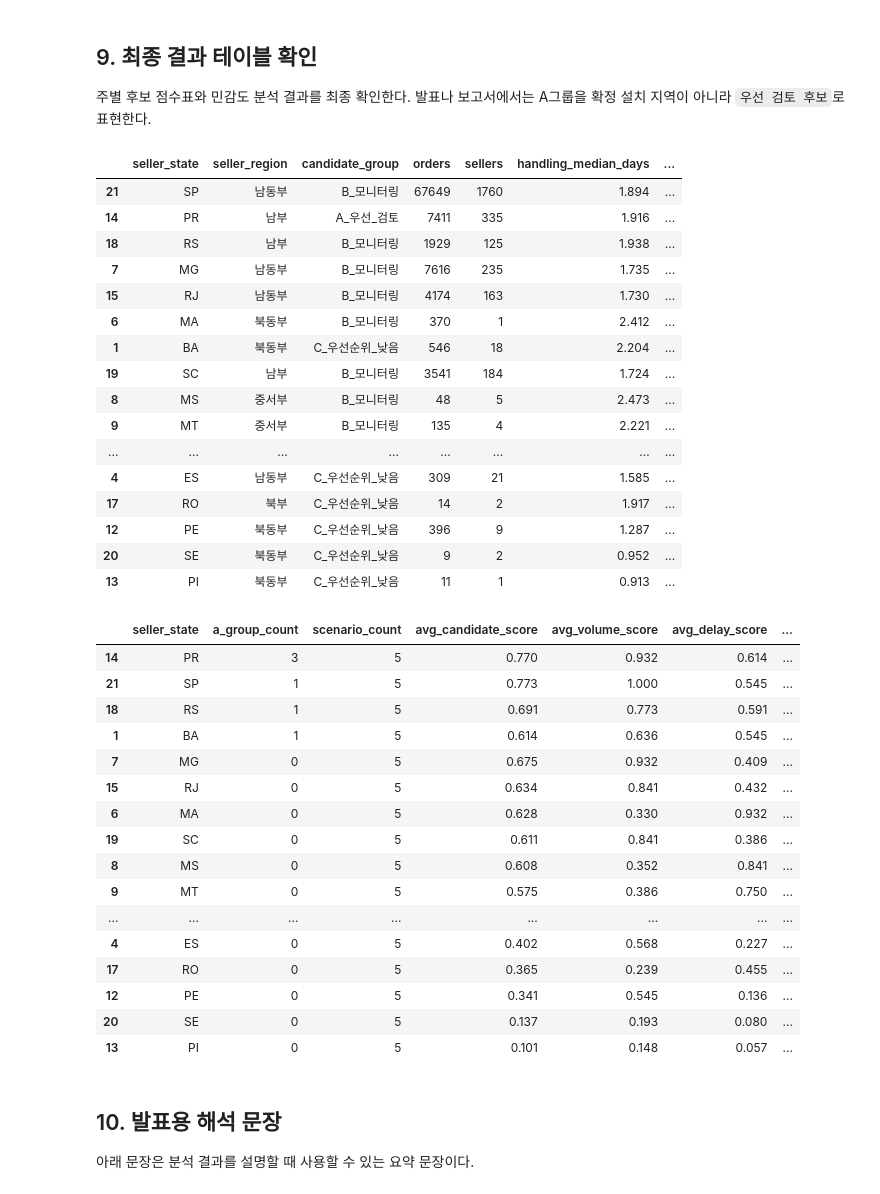
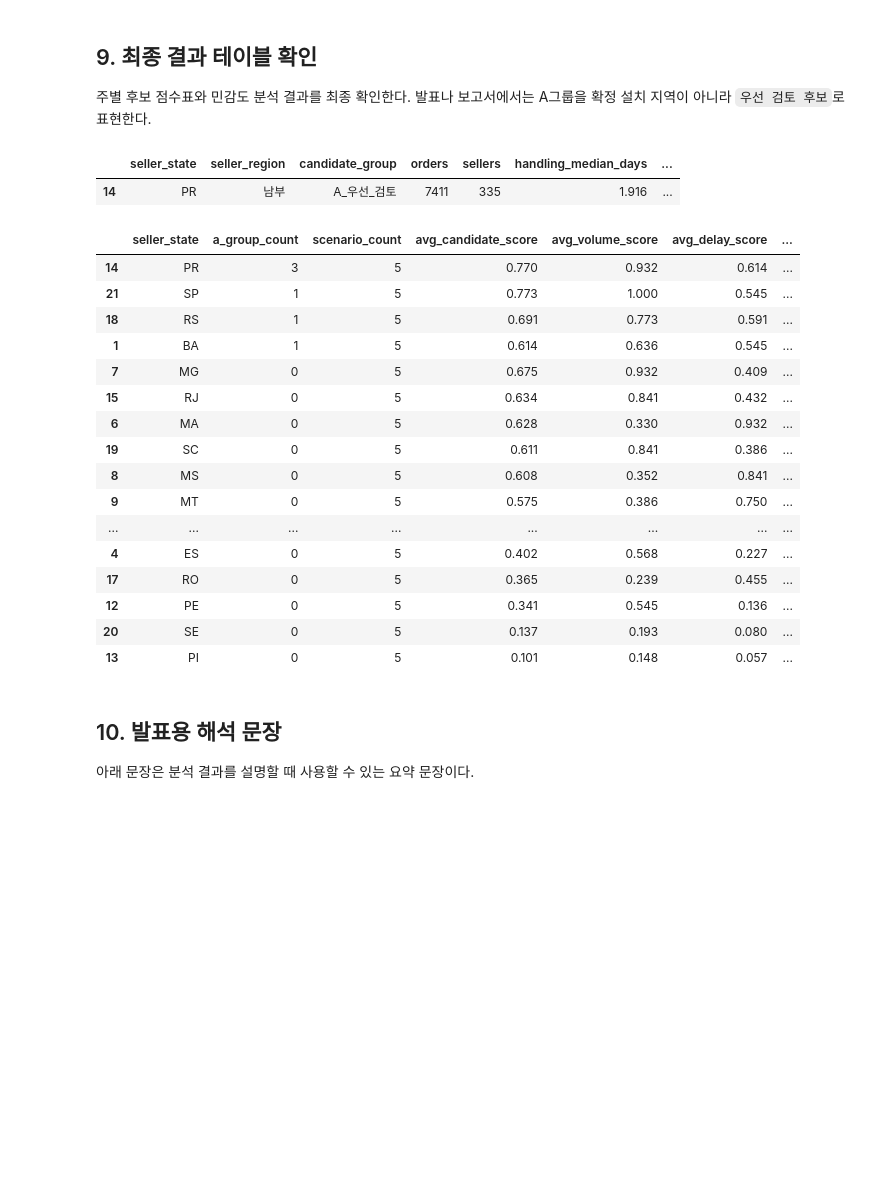
Before and after one commit to KyungminChang/team-oldest-olist-analysis, a Jupyter notebook: notebooks/Distribution_hub/HY/Logistics_folder/micro_hub_candidate_scoring.ipynb, the cells around one changed output. Cells and saved outputs as stored; diff of their text form; code cells hidden in the pictures; blank space fills up the shorter version.

```diff
--- a/notebooks/Distribution_hub/HY/Logistics_folder/micro_hub_candidate_scoring.ipynb
+++ b/notebooks/Distribution_hub/HY/Logistics_folder/micro_hub_candidate_scoring.ipynb
@@ -27,7 +27,7 @@ ROOT = Path.cwd()
 while not (ROOT / "data").exists() and ROOT != ROOT.parent:
     ROOT = ROOT.parent
 
-DATA_PATH = ROOT / "data" / "processed" / "olist_delivered_item_level_cleaned_errors.csv"
-OUTPUT_DIR = ROOT / "notebooks" / "Distribution_hub" / "SG" / "Logistics_folder"
+DATA_PATH = ROOT / "data" / "olist_delivered_item_level_cleaned_errors.csv"
+OUTPUT_DIR = ROOT / "notebooks" / "Distribution_hub" / "HY" / "Logistics_folder"
 DATA_PATH
 # %% [output]
@@ -393,45 +393,30 @@ sensitivity_a = sensitivity[sensitivity["scenario_group"].eq("A_우선_검토")]
 주별 후보 점수표와 민감도 분석 결과를 최종 확인한다. 발표나 보고서에서는 A그룹을 확정 설치 지역이 아니라 `우선 검토 후보`로 표현한다.
 # %%
 display(
-    state_summary.sort_values("candidate_score", ascending=False)[
+    state_summary[state_summary['candidate_group'] == 'A_우선_검토'].sort_values("candidate_score", ascending=False)[
         [
             "seller_state",
             "seller_region",
             "candidate_group",
             "orders",
             "sellers",
             "handling_median_days",
             "handover_late_rate",
             "volume_score",
             "delay_score",
             "candidate_score",
         ]
     ]
 )
 
 display(
     sensitivity_summary.sort_values(
         ["a_group_stability", "avg_candidate_score"], ascending=[False, False]
     )
 )
 # %% [output]
 |  | seller_state | seller_region | candidate_group | orders | sellers | handling_median_days | ... |
-| 21 | SP | 남동부 | B_모니터링 | 67649 | 1760 | 1.894 | ... |
 | 14 | PR | 남부 | A_우선_검토 | 7411 | 335 | 1.916 | ... |
-| 18 | RS | 남부 | B_모니터링 | 1929 | 125 | 1.938 | ... |
-| 7 | MG | 남동부 | B_모니터링 | 7616 | 235 | 1.735 | ... |
-| 15 | RJ | 남동부 | B_모니터링 | 4174 | 163 | 1.730 | ... |
-| 6 | MA | 북동부 | B_모니터링 | 370 | 1 | 2.412 | ... |
-| 1 | BA | 북동부 | C_우선순위_낮음 | 546 | 18 | 2.204 | ... |
-| 19 | SC | 남부 | B_모니터링 | 3541 | 184 | 1.724 | ... |
-| 8 | MS | 중서부 | B_모니터링 | 48 | 5 | 2.473 | ... |
-| 9 | MT | 중서부 | B_모니터링 | 135 | 4 | 2.221 | ... |
-| ... | ... | ... | ... | ... | ... | ... | ... |
-| 4 | ES | 남동부 | C_우선순위_낮음 | 309 | 21 | 1.585 | ... |
-| 17 | RO | 북부 | C_우선순위_낮음 | 14 | 2 | 1.917 | ... |
-| 12 | PE | 북동부 | C_우선순위_낮음 | 396 | 9 | 1.287 | ... |
-| 20 | SE | 북동부 | C_우선순위_낮음 | 9 | 2 | 0.952 | ... |
-| 13 | PI | 북동부 | C_우선순위_낮음 | 11 | 1 | 0.913 | ... |
 |  | seller_state | a_group_count | scenario_count | avg_candidate_score | avg_volume_score | avg_delay_score | ... |
 | 14 | PR | 3 | 5 | 0.770 | 0.932 | 0.614 | ... |
 | 21 | SP | 1 | 5 | 0.773 | 1.000 | 0.545 | ... |
```
Also changed, not shown: parts of 1 cell of this notebook, 2 other files.
